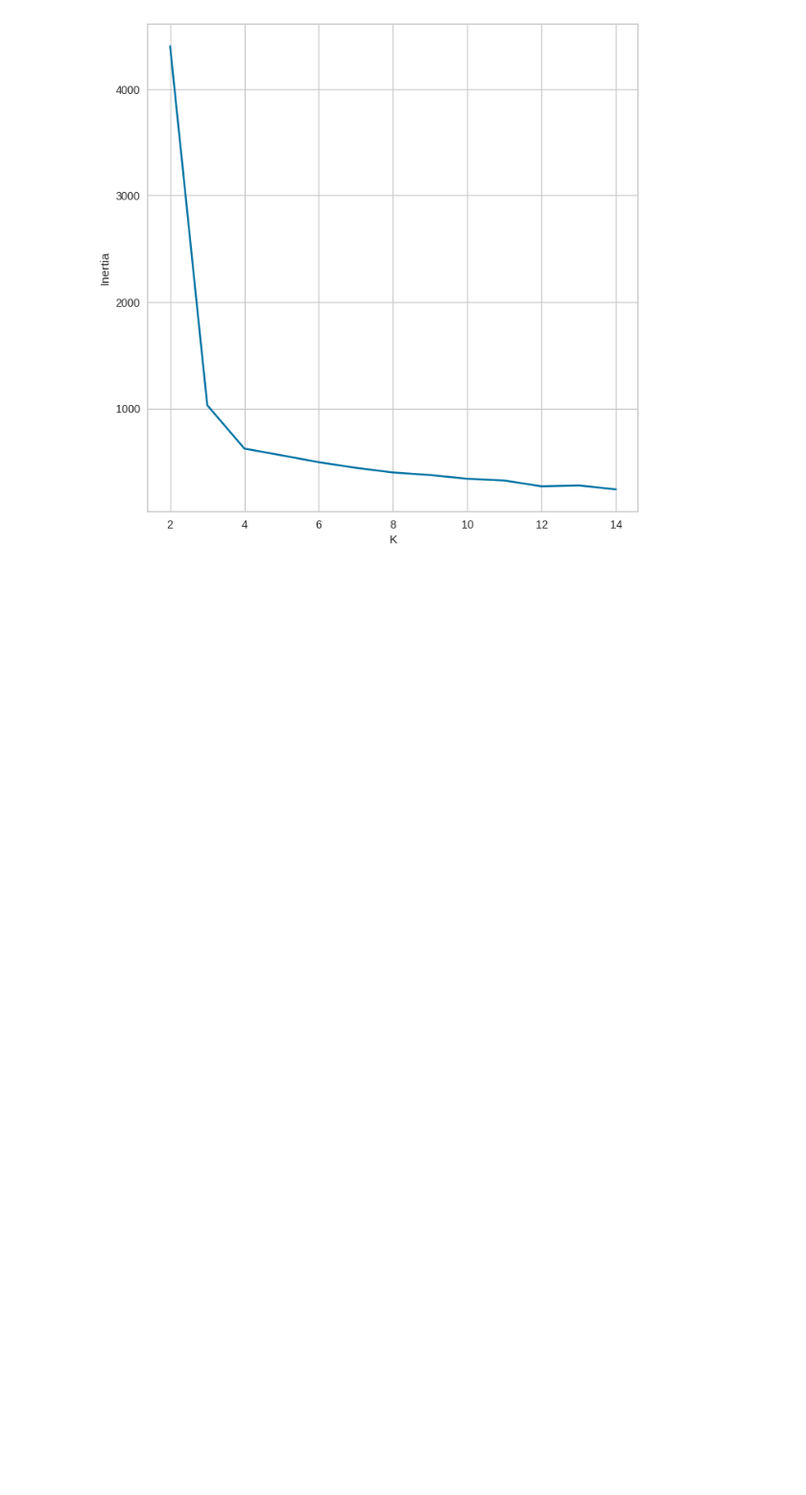
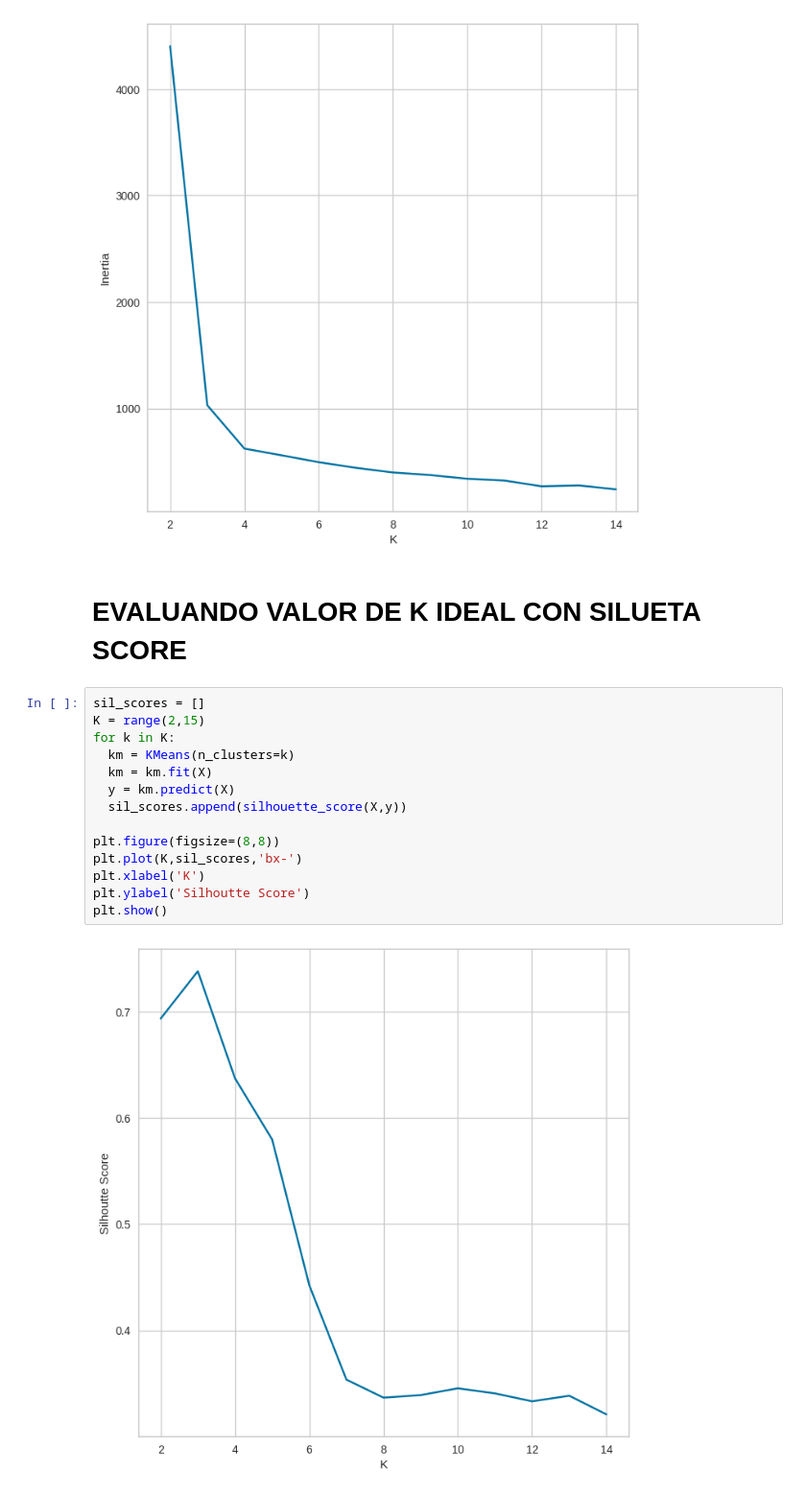
Before and after one commit to cesarmayta/BOOTCAMP_DSG1, a Jupyter notebook: dia2/16_clustering_kmeans.ipynb, the cells around one changed output. Shown at 96% size. Drawn from its saved outputs; the diff is of its cells as text; blank space fills up the shorter version.

Commit message:
silhouette score

```diff
--- a/dia2/16_clustering_kmeans.ipynb
+++ b/dia2/16_clustering_kmeans.ipynb
@@ -199,3 +199,21 @@ plt.ylabel('Inertia')
 plt.show()
 # %% [output]
 [figure]
+# %% [markdown]
+# EVALUANDO VALOR DE K IDEAL CON SILUETA SCORE
+# %%
+sil_scores = []
+K = range(2,15)
+for k in K:
+  km = KMeans(n_clusters=k)
+  km = km.fit(X)
+  y = km.predict(X)
+  sil_scores.append(silhouette_score(X,y))
+
+plt.figure(figsize=(8,8))
+plt.plot(K,sil_scores,'bx-')
+plt.xlabel('K')
+plt.ylabel('Silhoutte Score')
+plt.show()
+# %% [output]
+[figure, added]
```
